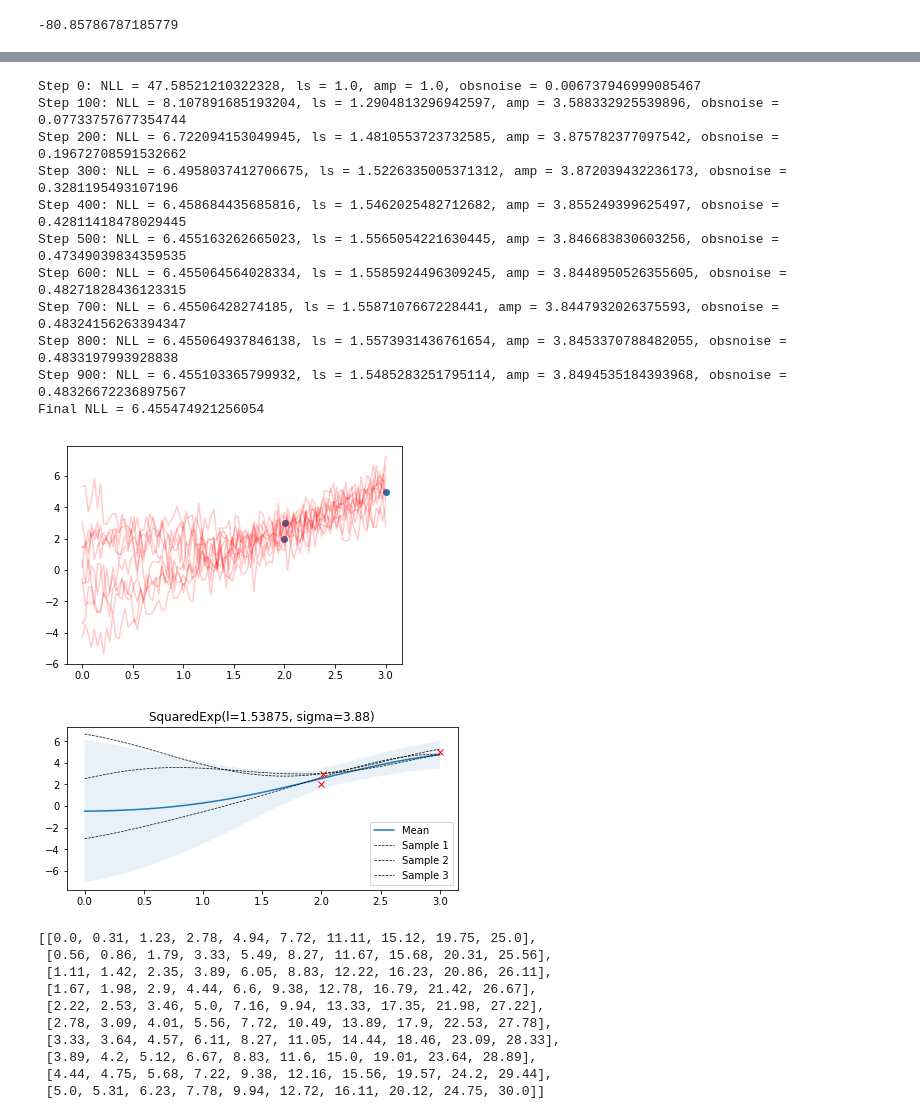
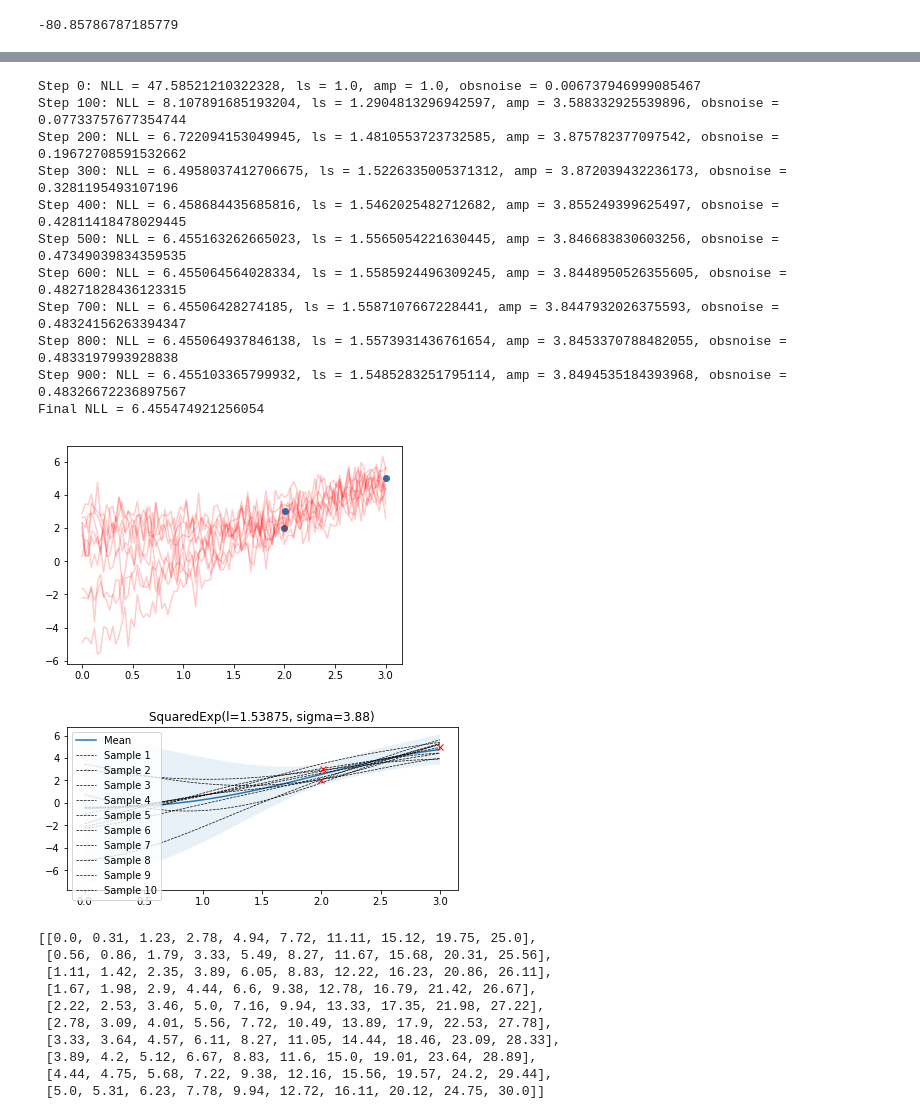
Before and after one commit to darthdeus/bopt, a Jupyter notebook: notebooks/TFP GP.ipynb, the cells around one changed output, grey strips where cells are left out. Drawn from its saved outputs; the diff is of its cells as text; code cells hidden in the pictures.

```diff
--- a/notebooks/TFP GP.ipynb
+++ b/notebooks/TFP GP.ipynb
@@ -189,36 +278,36 @@ with g.as_default():
       sess.run(tf.global_variables_initializer())
 
       for i in range(1000):
         _, neg_log_likelihood_, ls_, amp_, obsnoise_ = sess.run([optimize, neg_log_likelihood, length_scale, amplitude,
                                                      observation_noise_variance])
         if i % 100 == 0:
           print("Step {}: NLL = {}, ls = {}, amp = {}, obsnoise = {}".format(i, neg_log_likelihood_, ls_, amp_,
                                                                             obsnoise_))
 
       print("Final NLL = {}".format(neg_log_likelihood_))
       samples_ = sess.run(samples)
 
       plt.scatter(np.squeeze(observation_index_points), observations)
       plt.plot(np.stack([index_points[:, 0]]*10).T, samples_.T, c='r', alpha=.2)
 
       bopt.GaussianProcess(noise=obsnoise_, kernel=bopt.SquaredExp(l=ls_, sigma=amp_)) \
           .fit(observation_index_points.reshape(-1), observations) \
           .posterior(index_points.reshape(-1)) \
-          .plot_posterior()
+          .plot_posterior(num_samples=10)
 # %% [output]
 Step 0: NLL = 47.58521210322328, ls = 1.0, amp = 1.0, obsnoise = 0.006737946999085467
 Step 100: NLL = 8.107891685193204, ls = 1.2904813296942597, amp = 3.588332925539896, obsnoise = 0.07733757677354744
 Step 200: NLL = 6.722094153049945, ls = 1.4810553723732585, amp = 3.875782377097542, obsnoise = 0.19672708591532662
 Step 300: NLL = 6.4958037412706675, ls = 1.5226335005371312, amp = 3.872039432236173, obsnoise = 0.3281195493107196
 Step 400: NLL = 6.458684435685816, ls = 1.5462025482712682, amp = 3.855249399625497, obsnoise = 0.42811418478029445
 Step 500: NLL = 6.455163262665023, ls = 1.5565054221630445, amp = 3.846683830603256, obsnoise = 0.47349039834359535
 Step 600: NLL = 6.455064564028334, ls = 1.5585924496309245, amp = 3.8448950526355605, obsnoise = 0.48271828436123315
 Step 700: NLL = 6.45506428274185, ls = 1.5587107667228441, amp = 3.8447932026375593, obsnoise = 0.48324156263394347
 Step 800: NLL = 6.455064937846138, ls = 1.5573931436761654, amp = 3.8453370788482055, obsnoise = 0.4833197993928838
 Step 900: NLL = 6.455103365799932, ls = 1.5485283251795114, amp = 3.8494535184393968, obsnoise = 0.48326672236897567
 Final NLL = 6.455474921256054
-[figure, old version]
+[figure, new version]
-[figure, old version]
+[figure, new version]
 # %%
 
 
```
Also changed, not shown: parts of 16 cells of this notebook, 9 other files.
